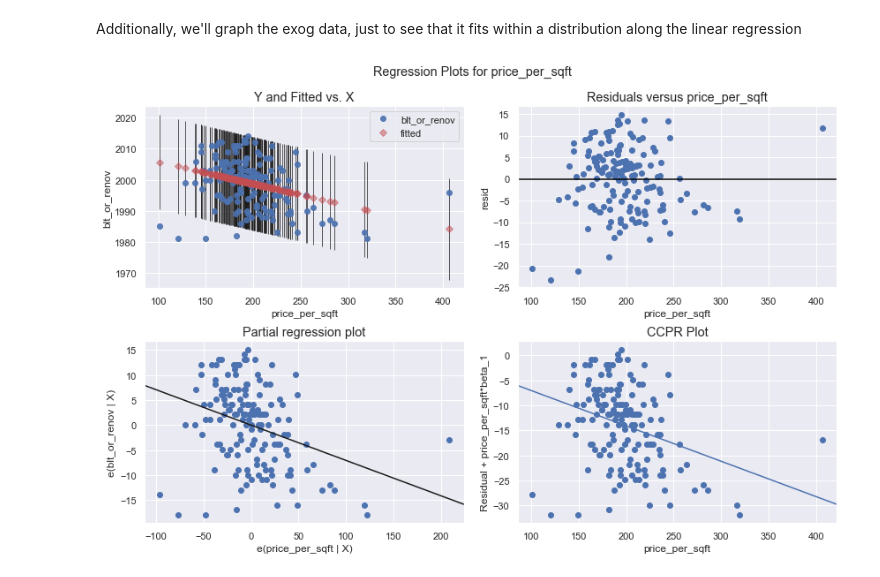
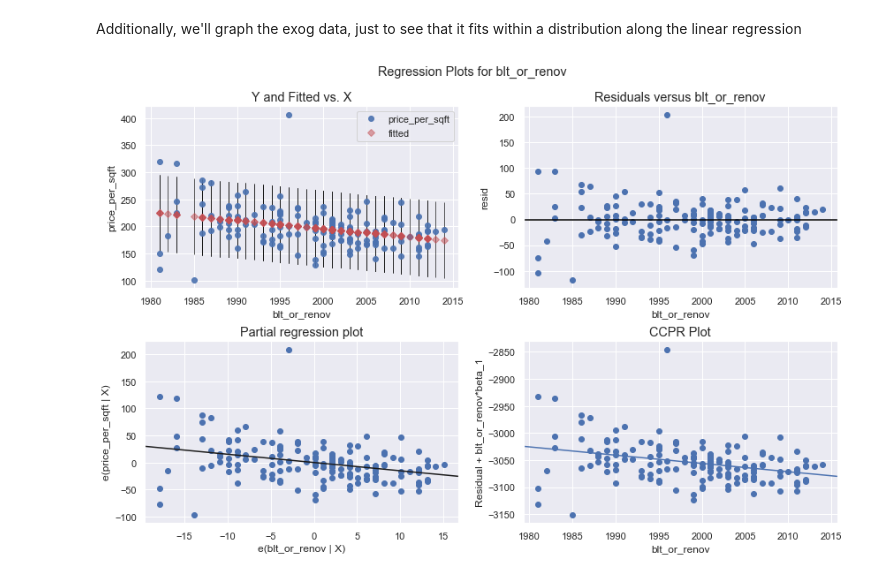
Before and after one commit to angelmanzur/LinearRegression_Proj1, a Jupyter notebook: renovation_vs_price.ipynb, the cells around one changed output. Saved outputs shown, nothing was run; the diff lists cells and outputs as text; code cells hidden in the pictures.

Commit message:
Fixing formula

```diff
--- a/renovation_vs_price.ipynb
+++ b/renovation_vs_price.ipynb
@@ -233,7 +235,7 @@ Eh, not so much. Back to specific zip codes. Using the largest correlation again
 df_98019 = df[(df["zipcode"] == 98019) & (df["blt_or_renov"] >1980)]
 # %%
 from statsmodels.formula.api import ols
-model = ols(formula="blt_or_renov~price_per_sqft", data=df_98019).fit()
+model = ols(formula="price_per_sqft~blt_or_renov", data=df_98019).fit()
 # %%
 model.summary()
 # %% [output]
@@ -286,6 +288,6 @@ import statsmodels.api as sm
 # %%
 
 fig = plt.figure(figsize=(12,8))
-fig = sm.graphics.plot_regress_exog(model, "price_per_sqft", fig=fig)
+fig = sm.graphics.plot_regress_exog(model, "blt_or_renov", fig=fig)
 # %% [output]
-[figure, old version]
+[figure, new version]
```
Also changed, not shown: parts of 15 cells of this notebook.
